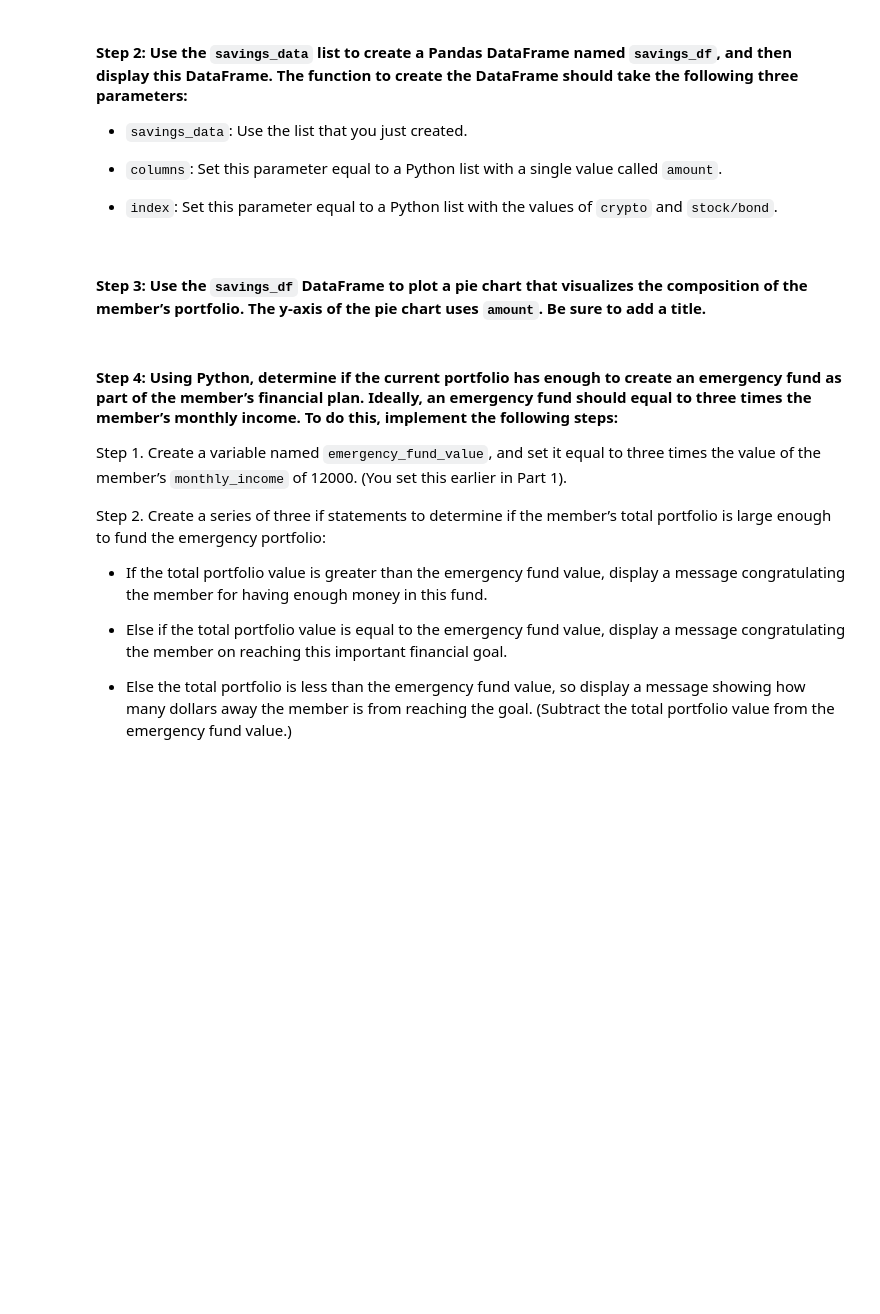
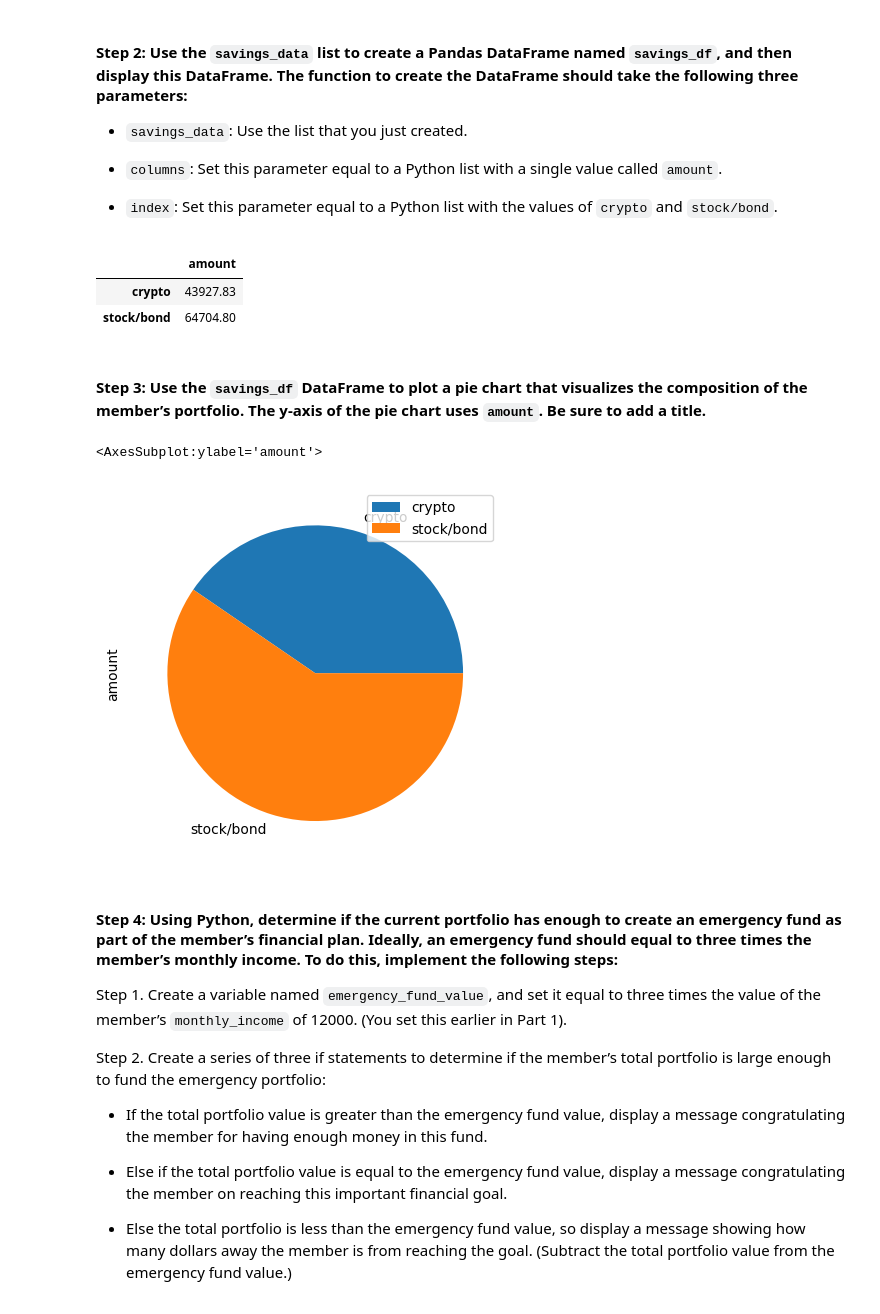
Before and after one commit to PhilipTimothe/Fin-Tech-Module-5, a Jupyter notebook: financial_planning_tools.ipynb, the cells around one changed output. Drawn from its saved outputs; the diff is of its cells as text; code cells hidden in the pictures; blank space fills up the shorter version.

```diff
--- a/financial_planning_tools.ipynb
+++ b/financial_planning_tools.ipynb
@@ -263,6 +340,6 @@ spy_close_price = # YOUR CODE HERE
 # %%
-# Calculate the current value of the bond portion of the portfolio
-agg_value = # YOUR CODE HERE
+# Calculate the total value of the stock and bond portion of the portfolio
+total_stocks_bonds = spy_value + agg_value
 
-# Print the current value of the bond portfolio
-# YOUR CODE HERE
+# Print the current balance of the stock and bond portion of the portfolio
+total_stocks_bonds
@@ -275,9 +348,3 @@ spy_value = # YOUR CODE HERE
-# %%
-# Calculate the total value of the stock and bond portion of the portfolio
-total_stocks_bonds = # YOUR CODE HERE
-
-# Print the current balance of the stock and bond portion of the portfolio
-# YOUR CODE HERE
 # %%
 # Calculate the total value of the member's entire savings portfolio
 # Add the value of the cryptocurrency walled to the value of the total stocks and bonds
@@ -317,7 +386,7 @@ In this section, you’ll use the valuations for the cryptocurrency wallet and f
 #### Step 1: Create a Python list named `savings_data` that has two elements. The first element contains the total value of the cryptocurrency wallet. The second element contains the total value of the stock and bond portions of the portfolio.
 # %%
 # Consolidate financial assets data into a Python list
-# YOUR CODE HERE
+savings_data = [total_crypto_wallet, total_stocks_bonds]
 
 # Review the Python list savings_data
-# YOUR CODE HERE
+savings_data
@@ -331,15 +402,23 @@ In this section, you’ll use the valuations for the cryptocurrency wallet and f
 - `index`: Set this parameter equal to a Python list with the values of `crypto` and `stock/bond`.
 # %%
 # Create a Pandas DataFrame called savings_df
-# YOUR CODE HERE
+savings_df = pd.DataFrame(data=savings_data, index=['crypto', 'stock/bond'], columns=['amount'])
+
 
 # Display the savings_df DataFrame
-# YOUR CODE HERE
+savings_df
+# %% [output]
+|  | amount |
+| crypto | 43927.83 |
+| stock/bond | 64704.80 |
 # %% [markdown]
 #### Step 3: Use the `savings_df` DataFrame to plot a pie chart that visualizes the composition of the member’s portfolio. The y-axis of the pie chart uses `amount`. Be sure to add a title.
 # %%
 # Plot the total value of the member's portfolio (crypto and stock/bond) in a pie chart
-# YOUR CODE HERE
+savings_df.plot(kind = 'pie', y = 'amount')
+# %% [output]
+<AxesSubplot:ylabel='amount'>
+[figure, added]
 # %% [markdown]
 #### Step 4: Using Python, determine if the current portfolio has enough to create an emergency fund as part of the member’s financial plan. Ideally, an emergency fund should equal to three times the member’s monthly income. To do this, implement the following steps:
 
```
Also changed, not shown: parts of 26 cells of this notebook.
